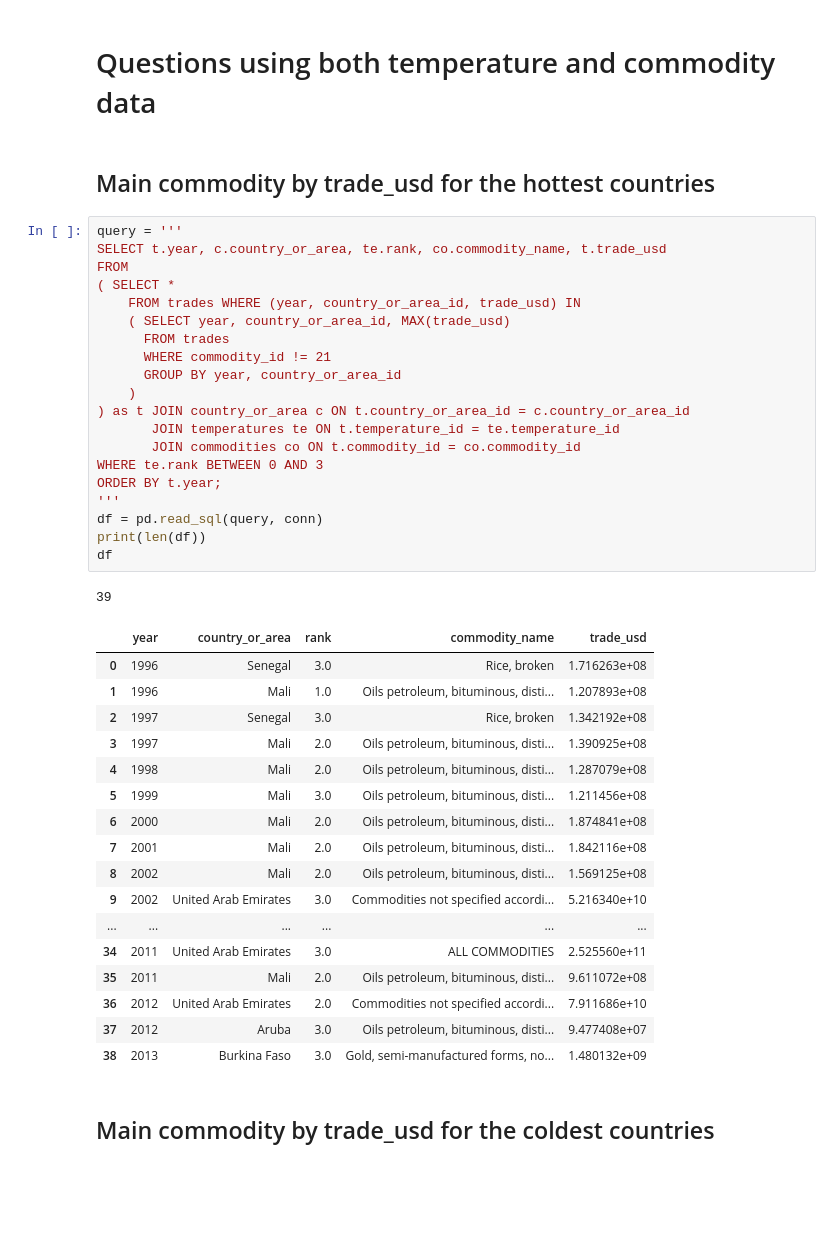
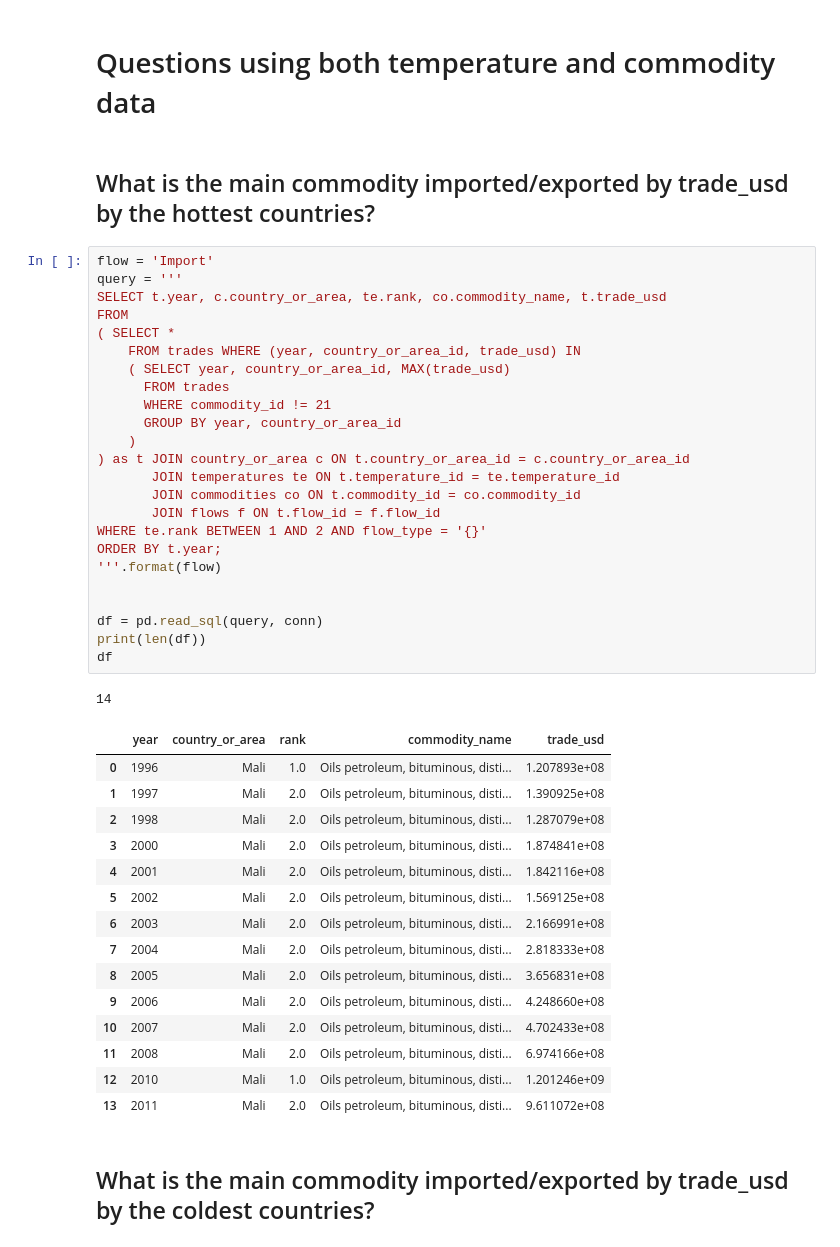
Before and after one commit to genughaben/world-development, a Jupyter notebook: notebooks/World Development Use Case.ipynb, the cells around one changed output. Cells and saved outputs as stored; diff of their text form; blank space fills up the shorter version.

```diff
--- a/notebooks/World Development Use Case.ipynb
+++ b/notebooks/World Development Use Case.ipynb
@@ -165,46 +166,48 @@ df
 # %% [markdown]
 # Questions using both temperature and commodity data
 # %% [markdown]
-## Main commodity by trade_usd for the hottest countries
+##  What is the main commodity imported/exported by trade_usd by the hottest countries?
 # %%
+flow = 'Import'
 query = '''
 SELECT t.year, c.country_or_area, te.rank, co.commodity_name, t.trade_usd
 FROM
 ( SELECT *
     FROM trades WHERE (year, country_or_area_id, trade_usd) IN
     ( SELECT year, country_or_area_id, MAX(trade_usd)
       FROM trades
       WHERE commodity_id != 21
       GROUP BY year, country_or_area_id
     )
 ) as t JOIN country_or_area c ON t.country_or_area_id = c.country_or_area_id
        JOIN temperatures te ON t.temperature_id = te.temperature_id
        JOIN commodities co ON t.commodity_id = co.commodity_id
-WHERE te.rank BETWEEN 0 AND 3
+       JOIN flows f ON t.flow_id = f.flow_id
+WHERE te.rank BETWEEN 1 AND 2 AND flow_type = '{}'
 ORDER BY t.year;
-'''
+'''.format(flow)
+
+
 df = pd.read_sql(query, conn)
 print(len(df))
 df
 # %% [output]
-39
+14
 |  | year | country_or_area | rank | commodity_name | trade_usd |
-| 0 | 1996 | Senegal | 3.0 | Rice, broken | 1.716263e+08 |
-| 1 | 1996 | Mali | 1.0 | Oils petroleum, bituminous, disti... | 1.207893e+08 |
-| 2 | 1997 | Senegal | 3.0 | Rice, broken | 1.342192e+08 |
-| 3 | 1997 | Mali | 2.0 | Oils petroleum, bituminous, disti... | 1.390925e+08 |
-| 4 | 1998 | Mali | 2.0 | Oils petroleum, bituminous, disti... | 1.287079e+08 |
-| 5 | 1999 | Mali | 3.0 | Oils petroleum, bituminous, disti... | 1.211456e+08 |
-| 6 | 2000 | Mali | 2.0 | Oils petroleum, bituminous, disti... | 1.874841e+08 |
-| 7 | 2001 | Mali | 2.0 | Oils petroleum, bituminous, disti... | 1.842116e+08 |
-| 8 | 2002 | Mali | 2.0 | Oils petroleum, bituminous, disti... | 1.569125e+08 |
-| 9 | 2002 | United Arab Emirates | 3.0 | Commodities not specified accordi... | 5.216340e+10 |
-| ... | ... | ... | ... | ... | ... |
-| 34 | 2011 | United Arab Emirates | 3.0 | ALL COMMODITIES | 2.525560e+11 |
-| 35 | 2011 | Mali | 2.0 | Oils petroleum, bituminous, disti... | 9.611072e+08 |
-| 36 | 2012 | United Arab Emirates | 2.0 | Commodities not specified accordi... | 7.911686e+10 |
-| 37 | 2012 | Aruba | 3.0 | Oils petroleum, bituminous, disti... | 9.477408e+07 |
-| 38 | 2013 | Burkina Faso | 3.0 | Gold, semi-manufactured forms, no... | 1.480132e+09 |
+| 0 | 1996 | Mali | 1.0 | Oils petroleum, bituminous, disti... | 1.207893e+08 |
+| 1 | 1997 | Mali | 2.0 | Oils petroleum, bituminous, disti... | 1.390925e+08 |
+| 2 | 1998 | Mali | 2.0 | Oils petroleum, bituminous, disti... | 1.287079e+08 |
+| 3 | 2000 | Mali | 2.0 | Oils petroleum, bituminous, disti... | 1.874841e+08 |
+| 4 | 2001 | Mali | 2.0 | Oils petroleum, bituminous, disti... | 1.842116e+08 |
+| 5 | 2002 | Mali | 2.0 | Oils petroleum, bituminous, disti... | 1.569125e+08 |
+| 6 | 2003 | Mali | 2.0 | Oils petroleum, bituminous, disti... | 2.166991e+08 |
+| 7 | 2004 | Mali | 2.0 | Oils petroleum, bituminous, disti... | 2.818333e+08 |
+| 8 | 2005 | Mali | 2.0 | Oils petroleum, bituminous, disti... | 3.656831e+08 |
+| 9 | 2006 | Mali | 2.0 | Oils petroleum, bituminous, disti... | 4.248660e+08 |
+| 10 | 2007 | Mali | 2.0 | Oils petroleum, bituminous, disti... | 4.702433e+08 |
+| 11 | 2008 | Mali | 2.0 | Oils petroleum, bituminous, disti... | 6.974166e+08 |
+| 12 | 2010 | Mali | 1.0 | Oils petroleum, bituminous, disti... | 1.201246e+09 |
+| 13 | 2011 | Mali | 2.0 | Oils petroleum, bituminous, disti... | 9.611072e+08 |
 # %% [markdown]
-## Main commodity by trade_usd for the coldest countries
+##  What is the main commodity imported/exported by trade_usd by the coldest countries?
 # %%
```
Also changed, not shown: parts of 10 cells of this notebook, 1 other file.
